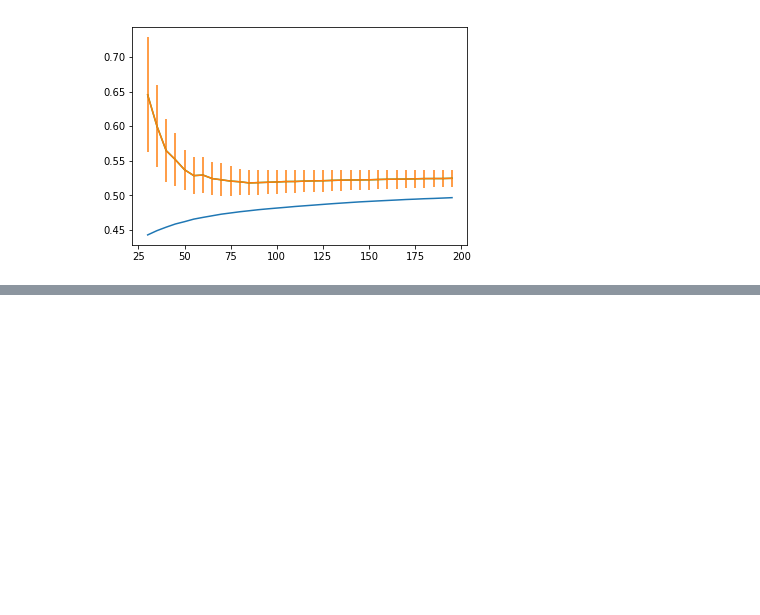
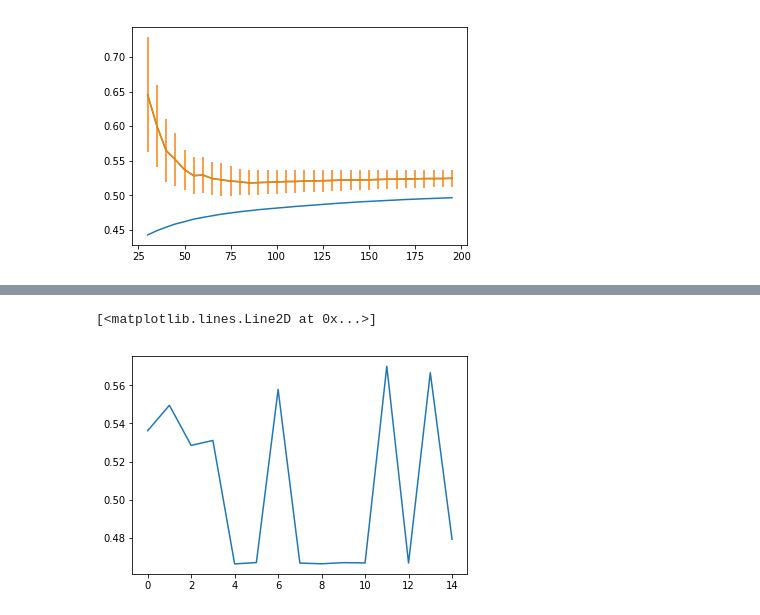
Before and after one commit to wasehahmad/PANSS-Trial-Analysis, a Jupyter notebook: panss_analysis_notebook.ipynb, the cells around one changed output, grey strips where cells are left out. Drawn from its saved outputs; the diff is of its cells as text; code cells hidden in the pictures; blank space fills up the shorter version.

```diff
--- a/panss_analysis_notebook.ipynb
+++ b/panss_analysis_notebook.ipynb
@@ -707,0 +654,10 @@ Test Log loss:0.6777071259812323
+# %%
+iterations=[]
+ks=[]
+for iter in baggOptimizerLogit.res:
+    iterations.append(np.abs(iter['target']))
+    ks.append(iter['params']['degree'])
+plt.plot(range(len(iterations)),iterations)
+# %% [output]
+[<matplotlib.lines.Line2D at 0x...>]
+[figure, added]
```
Also changed, not shown: parts of 33 cells of this notebook, 1 other file.
